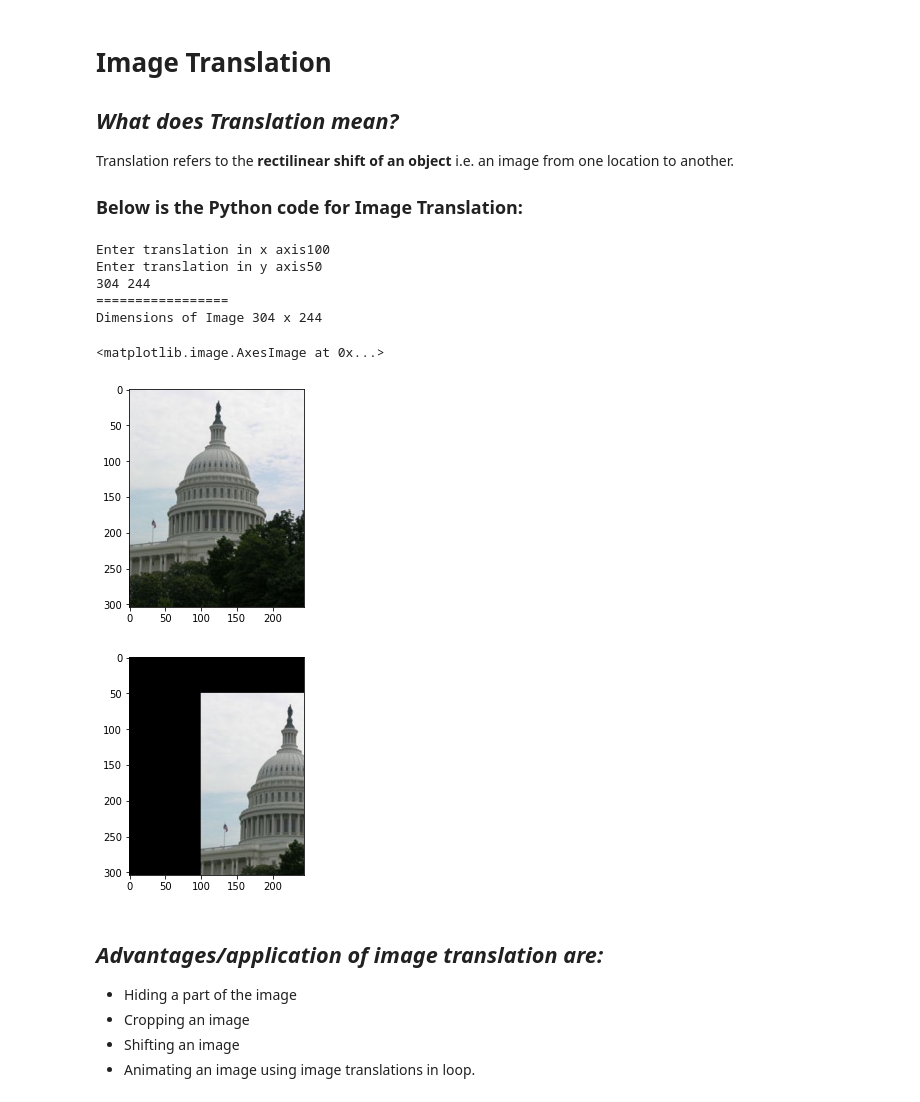
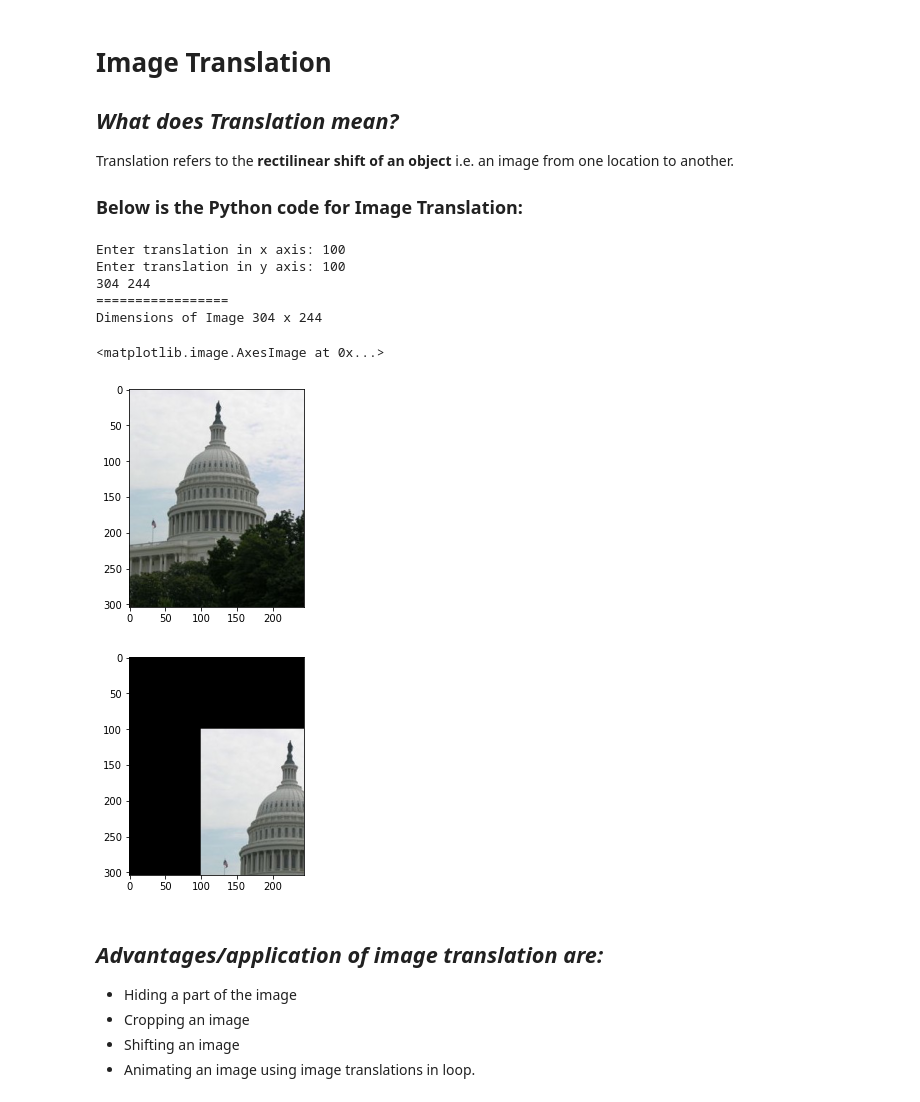
Before and after one commit to SRA-VJTI/Pixels_Seminar, a Jupyter notebook: cv-basics/2_playing_with_matrices.ipynb, the cells around one changed output. Saved outputs shown, nothing was run; the diff lists cells and outputs as text; code cells hidden in the pictures.

```diff
--- a/cv-basics/2_playing_with_matrices.ipynb
+++ b/cv-basics/2_playing_with_matrices.ipynb
@@ -205,40 +221,39 @@ plt.imshow(image2)
 #Import necessary libraries
 import numpy as np
 import matplotlib.pyplot as plt
 
 #Take inputs from the user
-x = int(input("Enter translation in x axis"))
-y = int(input("Enter translation in y axis"))
+x = int(input("Enter translation in x axis: "))
+y = int(input("Enter translation in y axis: "))
 
 #Load/Read the i/p image
-image = plt.imread('blur.jpeg')
+image = plt.imread('/blur.jpeg')
 
 #Extract height & width of the image
 (height, width) = image.shape[:2]
 print(height, width)
 print("=================")
 
 print("Dimensions of Image",image.shape[0],"x",image.shape[1])
 image2=np.zeros_like(image)
 h,w,c=image.shape
 
-# for i in range(h-y):
 image2[y:,x:] = image[:h-y,:w-x]
 
 #Showing the image o/p
 plt.figure()
 plt.imshow(image)
 plt.figure()
 plt.imshow(image2)
 # %% [output]
-Enter translation in x axis100
-Enter translation in y axis50
+Enter translation in x axis: 100
+Enter translation in y axis: 100
 304 244
 =================
 Dimensions of Image 304 x 244
 <matplotlib.image.AxesImage at 0x...>
 [figure]
-[figure, old version]
+[figure, new version]
 # %% [markdown]
 ## *Advantages/application of image translation are:*
 
```
Also changed, not shown: parts of 11 cells of this notebook.
